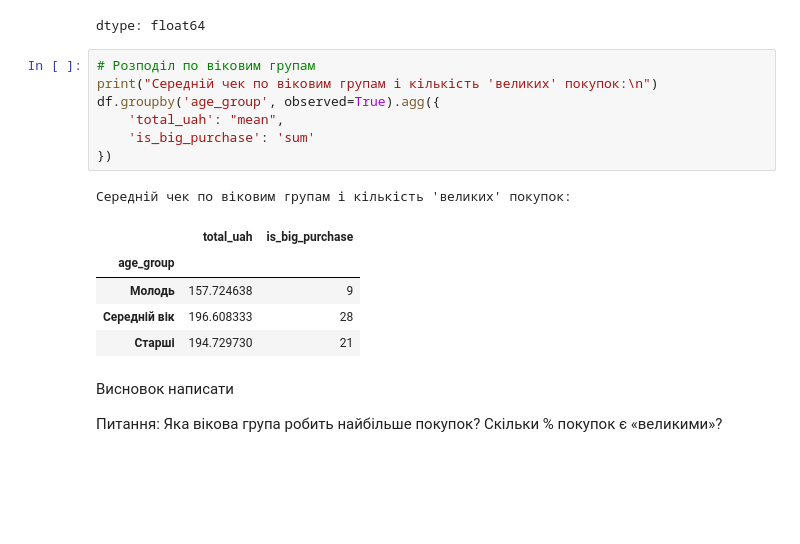
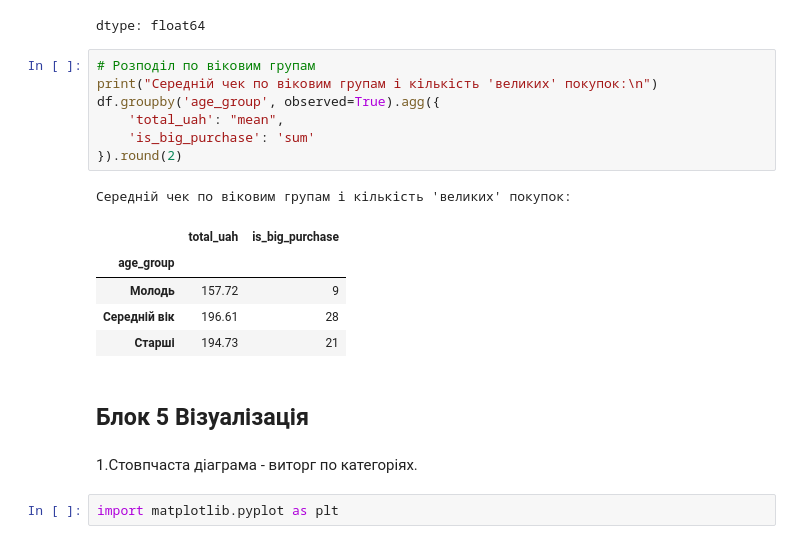
Before and after one commit to DymaStar/DTA_2026, a Jupyter notebook: project_store_sales_analysis /DS_pr_store_sales_analysis.ipynb, the cells around one changed output. Cells and saved outputs as stored; diff of their text form; blank space fills up the shorter version.

```diff
--- a/project_store_sales_analysis /DS_pr_store_sales_analysis.ipynb
+++ b/project_store_sales_analysis /DS_pr_store_sales_analysis.ipynb
@@ -676,19 +618,20 @@ dtype: float64
 # %%
 # Розподіл по віковим групам
 print("Середній чек по віковим групам і кількість 'великих' покупок:\n")
 df.groupby('age_group', observed=True).agg({
     'total_uah': "mean",
     'is_big_purchase': 'sum'
-})
+}).round(2)
 # %% [output]
 Середній чек по віковим групам і кількість 'великих' покупок:
 |  | total_uah | is_big_purchase |
 | age_group |  |  |
-| Молодь | 157.724638 | 9 |
-| Середній вік | 196.608333 | 28 |
-| Старші | 194.729730 | 21 |
+| Молодь | 157.72 | 9 |
+| Середній вік | 196.61 | 28 |
+| Старші | 194.73 | 21 |
-# %% [markdown]
- Висновок написати
-
-
-Питання: Яка вікова група робить найбільше покупок? Скільки % покупок є «великими»?
+# %% [markdown]
+## Блок 5 Візуалізація
+# %% [markdown]
+1.Стовпчаста діаграма - виторг по категоріях.
+# %%
+import matplotlib.pyplot as plt
```
Also changed, not shown: parts of 55 cells of this notebook.
